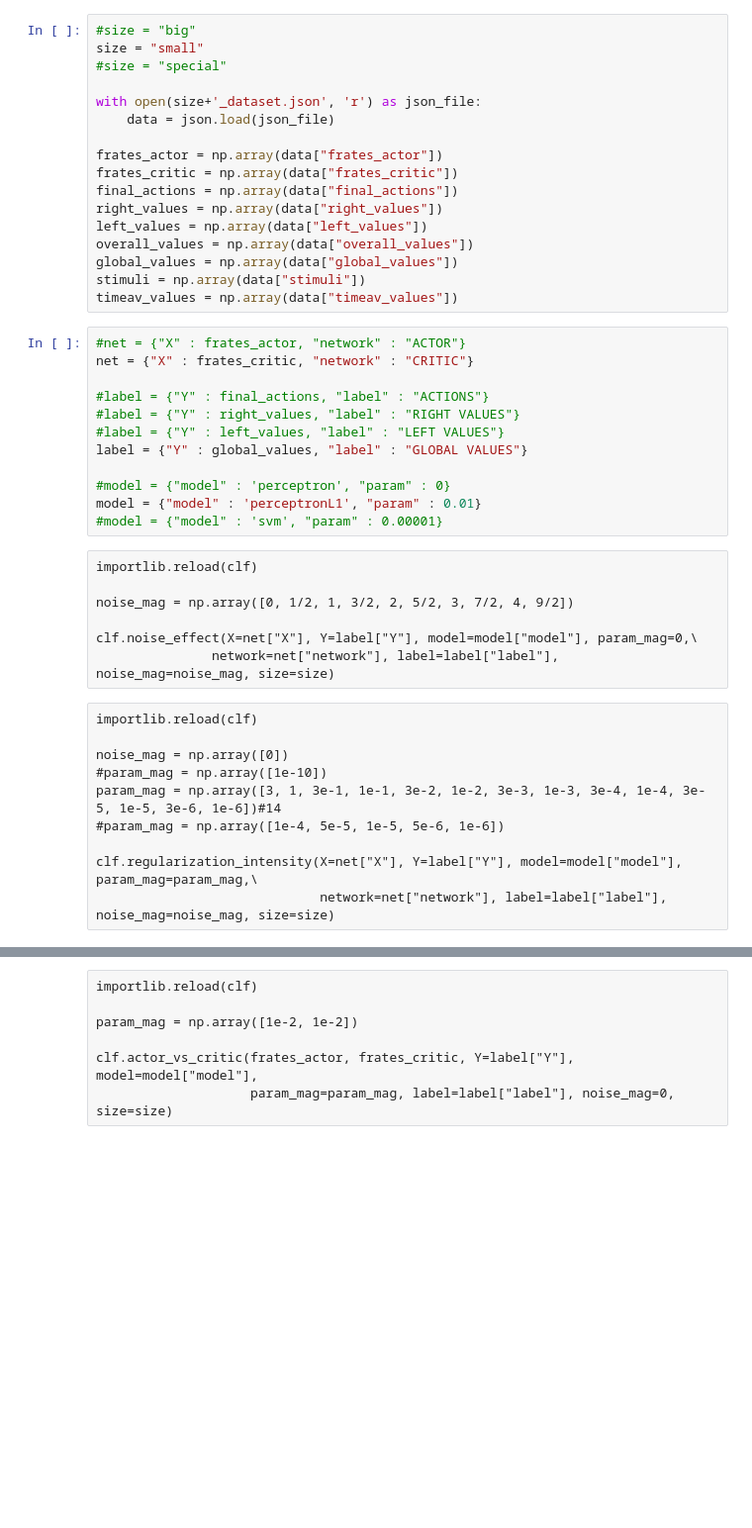
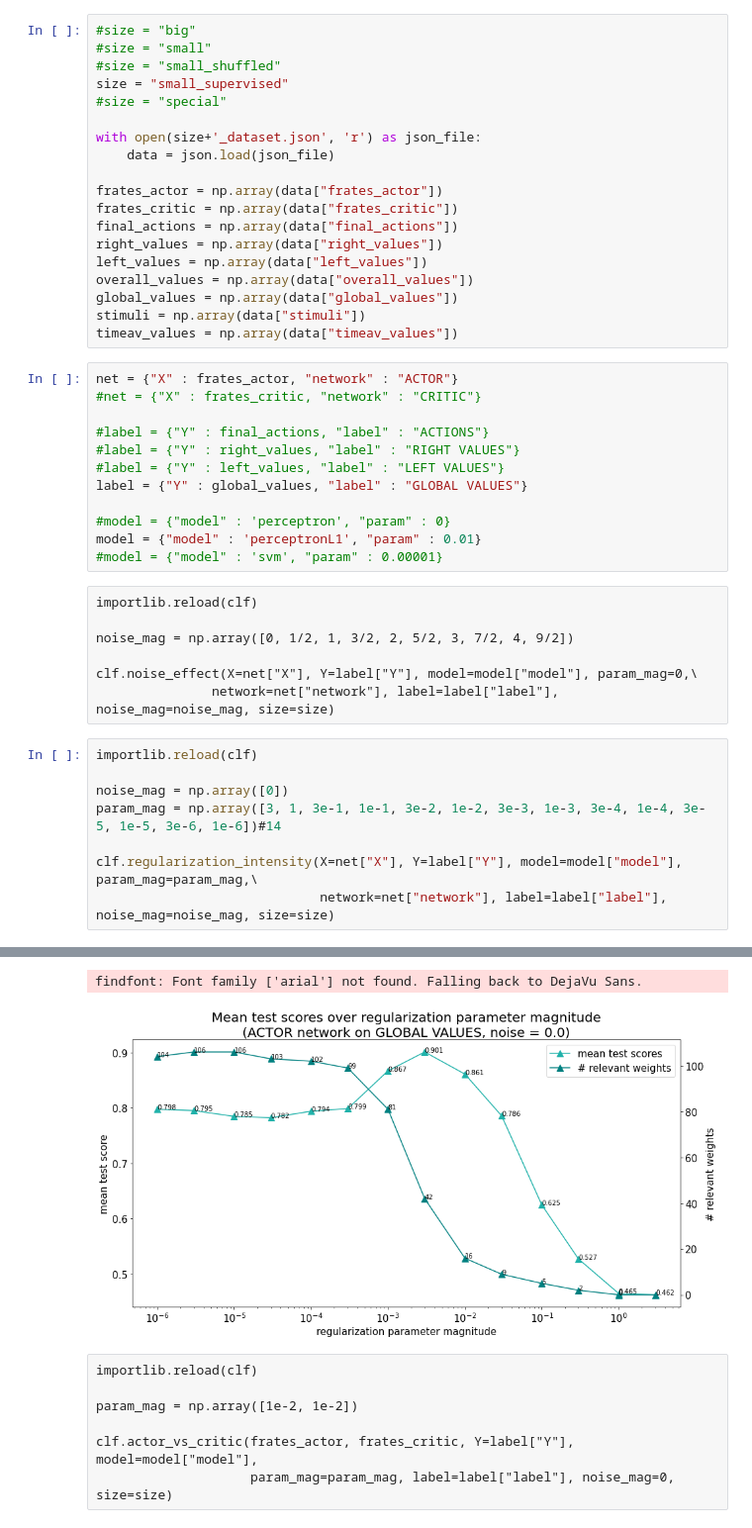
Before and after one commit to MartiniMarittimo/Relevant_neurons_analysis, a Jupyter notebook: relevant_neurons_analysis.ipynb, the cells around one changed output, grey strips where cells are left out. Shown at 99% size. Saved outputs shown, nothing was run; the diff lists cells and outputs as text; blank space fills up the shorter version.

```diff
--- a/relevant_neurons_analysis.ipynb
+++ b/relevant_neurons_analysis.ipynb
@@ -38,6 +154,8 @@ dgen.special_dataset_gen(trials)
 # %%
 #size = "big"
-size = "small"
+#size = "small"
+#size = "small_shuffled"
+size = "small_supervised"
 #size = "special"
 
 with open(size+'_dataset.json', 'r') as json_file:
@@ -53,8 +171,8 @@ global_values = np.array(data["global_values"])
 stimuli = np.array(data["stimuli"])
 timeav_values = np.array(data["timeav_values"])
 # %%
-#net = {"X" : frates_actor, "network" : "ACTOR"}
-net = {"X" : frates_critic, "network" : "CRITIC"}
+net = {"X" : frates_actor, "network" : "ACTOR"}
+#net = {"X" : frates_critic, "network" : "CRITIC"}
 
 #label = {"Y" : final_actions, "label" : "ACTIONS"}
 #label = {"Y" : right_values, "label" : "RIGHT VALUES"}
@@ -71,13 +189,12 @@ noise_mag = np.array([0, 1/2, 1, 3/2, 2, 5/2, 3, 7/2, 4, 9/2])
 
 clf.noise_effect(X=net["X"], Y=label["Y"], model=model["model"], param_mag=0,\
                network=net["network"], label=label["label"], noise_mag=noise_mag, size=size)
-# %% [raw]
-importlib.reload(clf)
-
-noise_mag = np.array([0])
-#param_mag = np.array([1e-10])
-param_mag = np.array([3, 1, 3e-1, 1e-1, 3e-2, 1e-2, 3e-3, 1e-3, 3e-4, 1e-4, 3e-5, 1e-5, 3e-6, 1e-6])#14
-#param_mag = np.array([1e-4, 5e-5, 1e-5, 5e-6, 1e-6])
-
-clf.regularization_intensity(X=net["X"], Y=label["Y"], model=model["model"], param_mag=param_mag,\
-                             network=net["network"], label=label["label"], noise_mag=noise_mag, size=size)
+# %%
+importlib.reload(clf)
+
+noise_mag = np.array([0])
+param_mag = np.array([3, 1, 3e-1, 1e-1, 3e-2, 1e-2, 3e-3, 1e-3, 3e-4, 1e-4, 3e-5, 1e-5, 3e-6, 1e-6])#14
+
+clf.regularization_intensity(X=net["X"], Y=label["Y"], model=model["model"], param_mag=param_mag,\
+                             network=net["network"], label=label["label"], noise_mag=noise_mag, size=size)
+# %% [output]
@@ -84,3 +218,5 @@ clf.regularization_intensity(X=net["X"], Y=label["Y"], model=model["model"], par
+findfont: Font family ['arial'] not found. Falling back to DejaVu Sans.
+[figure, added]
 # %% [raw]
 importlib.reload(clf)
 
```
Also changed, not shown: parts of 14 cells of this notebook, 6 other files.
